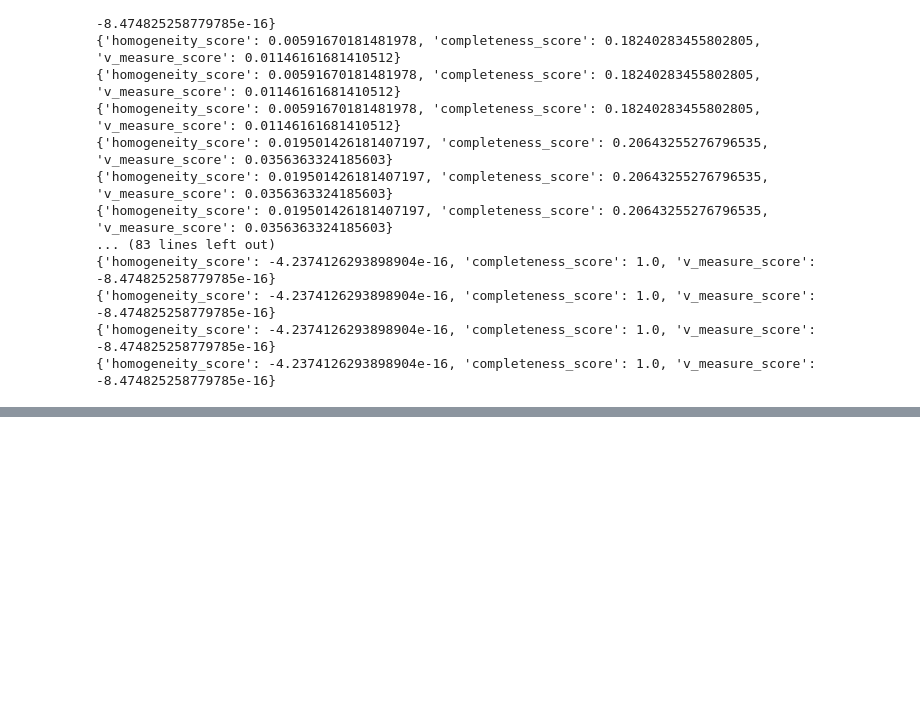
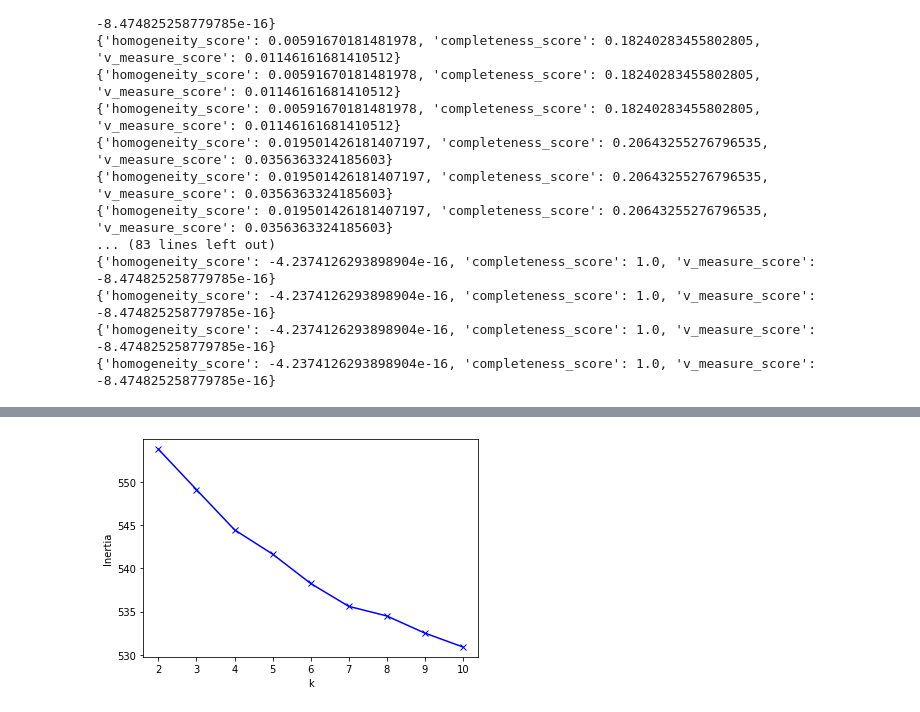
Before and after one commit to HaZdula/sacred_texts, a Jupyter notebook: zylowanie.ipynb, the cells around one changed output, grey strips where cells are left out. Cells and saved outputs as stored; diff of their text form; code cells hidden in the pictures; blank space fills up the shorter version.

```diff
--- a/zylowanie.ipynb
+++ b/zylowanie.ipynb
@@ -39,7 +59,7 @@ df_count = cv.fit_transform(df)
 # %%
 from sklearn.feature_selection import VarianceThreshold
 
-sel = VarianceThreshold(threshold=(.3 * (1 - .8)))
+sel = VarianceThreshold(threshold=(.1 * (1 - .8)))
 # %%
 print(df_count.shape)
 
@@ -84,3 +104,7 @@ for i in range(1,100):
 {'homogeneity_score': -4.2374126293898904e-16, 'completeness_score': 1.0, 'v_measure_score': -8.474825258779785e-16}
 {'homogeneity_score': -4.2374126293898904e-16, 'completeness_score': 1.0, 'v_measure_score': -8.474825258779785e-16}
 {'homogeneity_score': -4.2374126293898904e-16, 'completeness_score': 1.0, 'v_measure_score': -8.474825258779785e-16}
+# %%
+for i in range(2,11):
+    lab, ret = train_fast(df_count, KMeans, get_labels(True))
+    print(ret)
@@ -86,0 +121,36 @@ for i in range(1,100):
+# %%
+def train_fast(df, Model, labels, **kwargs):
+    """
+    Trenuje Model na sparse matrix df
+    @example
+    train fast(df, KMeans, n_clusters=8)
+    """
+    trans = TfidfTransformer()
+    df_trans = trans.fit_transform(df)
+    model = Model(**kwargs)
+    lab = model.fit_predict(df_trans)
+
+    ret = {}
+
+    ret["homogeneity_score"] = homogeneity_score(labels, lab)
+    ret["completeness_score"] = completeness_score(labels, lab)
+    ret["v_measure_score"] = v_measure_score(labels, lab)
+    ret["sil_score"] = silhouette_score(df, lab)
+
+    return lab, ret, model
+# %%
+np.random.seed(123)
+l = []
+s = []
+for i in range(2,11):
+    lab, ret, m = train_fast(df_count, KMeans, get_labels(True), random_state = 123, n_clusters = i)
+    l.append(m.inertia_)
+    s.append(silhouette_score(df_count, lab))
+# %%
+import matplotlib.pyplot as plt
+plt.plot(range(2,11), l, 'bx-')
+plt.xlabel('k')
+plt.ylabel('Inertia')
+plt.show()
+# %% [output]
+[figure, added]
```
Also changed, not shown: parts of 11 cells of this notebook, 2 other files.
